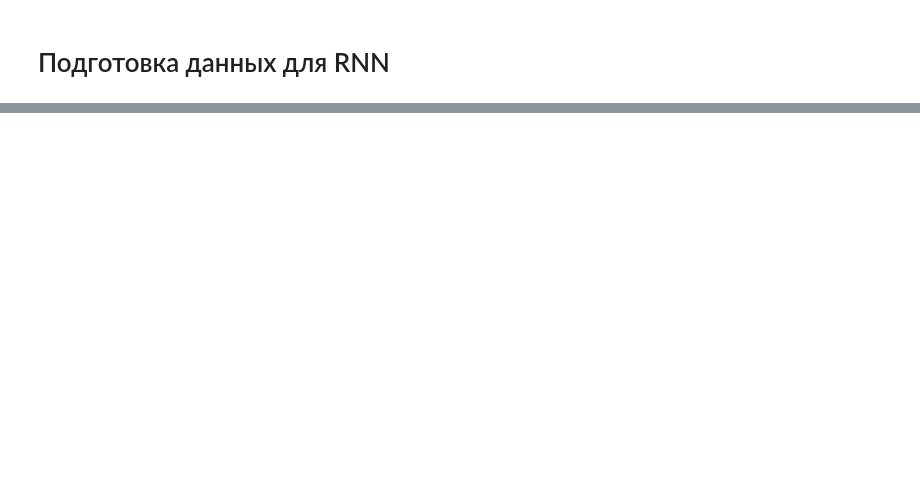
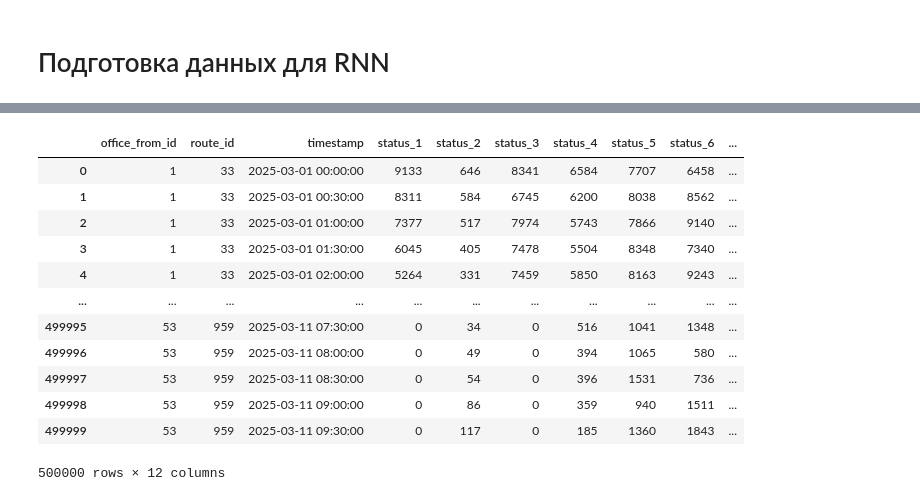
Before and after one commit to Makiavelly/Warehouse-logistics-automation-RWB, a Jupyter notebook: WarehouseLogisticsAutomation.ipynb, the cells around one changed output, grey strips where cells are left out. Saved outputs shown, nothing was run; the diff lists cells and outputs as text; code cells hidden in the pictures; blank space fills up the shorter version.

```diff
--- a/WarehouseLogisticsAutomation.ipynb
+++ b/WarehouseLogisticsAutomation.ipynb
@@ -545,3 +447,28 @@ df_train.info()
 for col in ['route_id', 'office_from_id', 'dow_sin', 'hour_sin']:
     df_train[col] = pd.to_numeric(df_train[col], errors='coerce')
     df_test[col] = pd.to_numeric(df_test[col], errors='coerce')
+# %%
+df_train = pd.DataFrame(columns=df.columns)
+df_test = pd.DataFrame(columns=df.columns)
+
+first_test_index = 500
+last_test_index = 510
+
+for group, data in df.groupby(["office_from_id", "route_id"]):
+    df_train = pd.concat([df_train, data.reset_index(drop=True).iloc[:first_test_index]], ignore_index=True)
+    df_test = pd.concat([df_test, data.reset_index(drop=True).iloc[first_test_index:last_test_index]], ignore_index=True)
+df_train
+# %% [output]
+|  | office_from_id | route_id | timestamp | status_1 | status_2 | status_3 | status_4 | status_5 | status_6 | ... |
+| 0 | 1 | 33 | 2025-03-01 00:00:00 | 9133 | 646 | 8341 | 6584 | 7707 | 6458 | ... |
+| 1 | 1 | 33 | 2025-03-01 00:30:00 | 8311 | 584 | 6745 | 6200 | 8038 | 8562 | ... |
+| 2 | 1 | 33 | 2025-03-01 01:00:00 | 7377 | 517 | 7974 | 5743 | 7866 | 9140 | ... |
+| 3 | 1 | 33 | 2025-03-01 01:30:00 | 6045 | 405 | 7478 | 5504 | 8348 | 7340 | ... |
+| 4 | 1 | 33 | 2025-03-01 02:00:00 | 5264 | 331 | 7459 | 5850 | 8163 | 9243 | ... |
+| ... | ... | ... | ... | ... | ... | ... | ... | ... | ... | ... |
+| 499995 | 53 | 959 | 2025-03-11 07:30:00 | 0 | 34 | 0 | 516 | 1041 | 1348 | ... |
+| 499996 | 53 | 959 | 2025-03-11 08:00:00 | 0 | 49 | 0 | 394 | 1065 | 580 | ... |
+| 499997 | 53 | 959 | 2025-03-11 08:30:00 | 0 | 54 | 0 | 396 | 1531 | 736 | ... |
+| 499998 | 53 | 959 | 2025-03-11 09:00:00 | 0 | 86 | 0 | 359 | 940 | 1511 | ... |
+| 499999 | 53 | 959 | 2025-03-11 09:30:00 | 0 | 117 | 0 | 185 | 1360 | 1843 | ... |
+500000 rows × 12 columns
```
Also changed, not shown: parts of 17 cells of this notebook.
